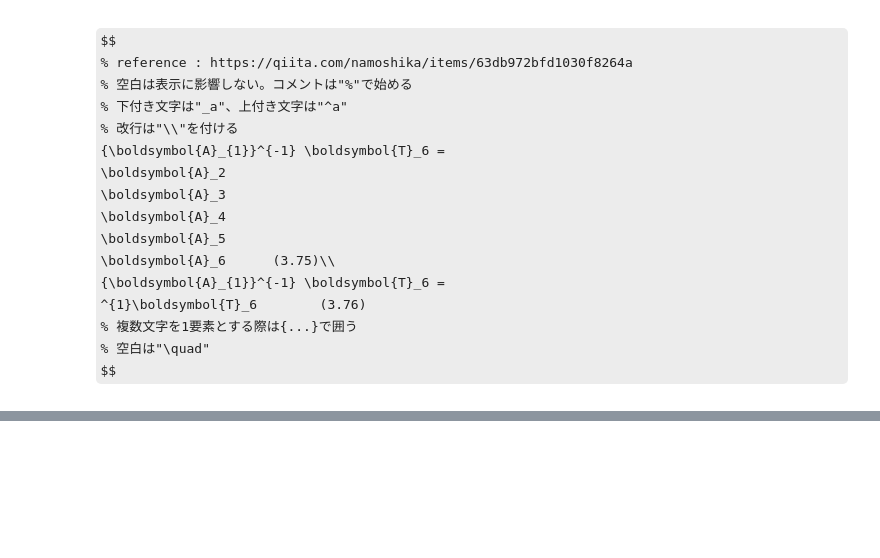
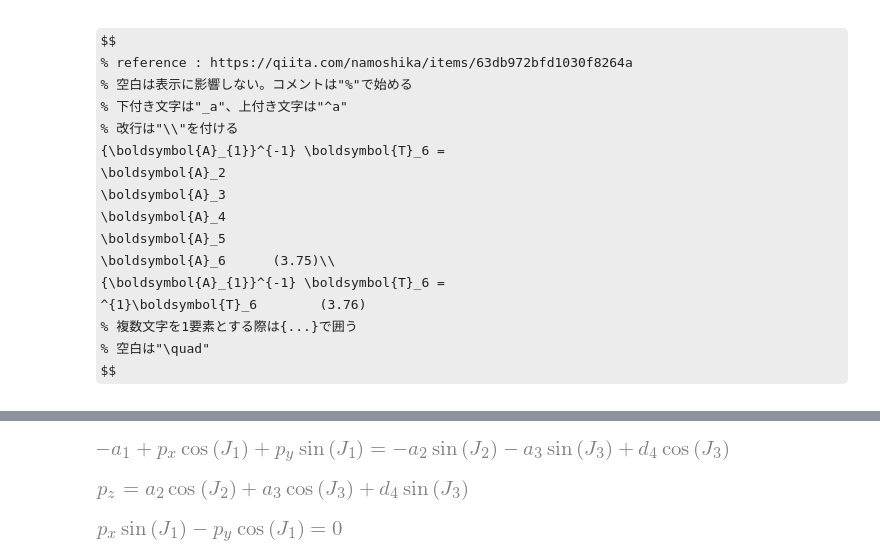
Before and after one commit to maeda-lab/Scaledown, a Jupyter notebook: miyamoto/FK_IK_furukawa.ipynb, the cells around one changed output, grey strips where cells are left out. Saved outputs shown, nothing was run; the diff lists cells and outputs as text; code cells hidden in the pictures; some formulas as TeX source; blank space fills up the shorter version.

```diff
--- a/miyamoto/FK_IK_furukawa.ipynb
+++ b/miyamoto/FK_IK_furukawa.ipynb
@@ -217 +238,9 @@ $\displaystyle \left[\begin{matrix}- \left(\sin{\left(J_{3} \right)} \cos{\left(
+# %%
+# このうち位置に関する項のみを抽出すると
+for idx in [3,7,11]:
+    display(sym.simplify ( sym.expand( sym.Eq( A1iT6[idx], A23456[idx])) ) )
+# %% [output]
+[figure, added]
+[figure, added]
+[figure, added]
 # %%
```
Also changed, not shown: parts of 15 cells of this notebook, 2 other files.
